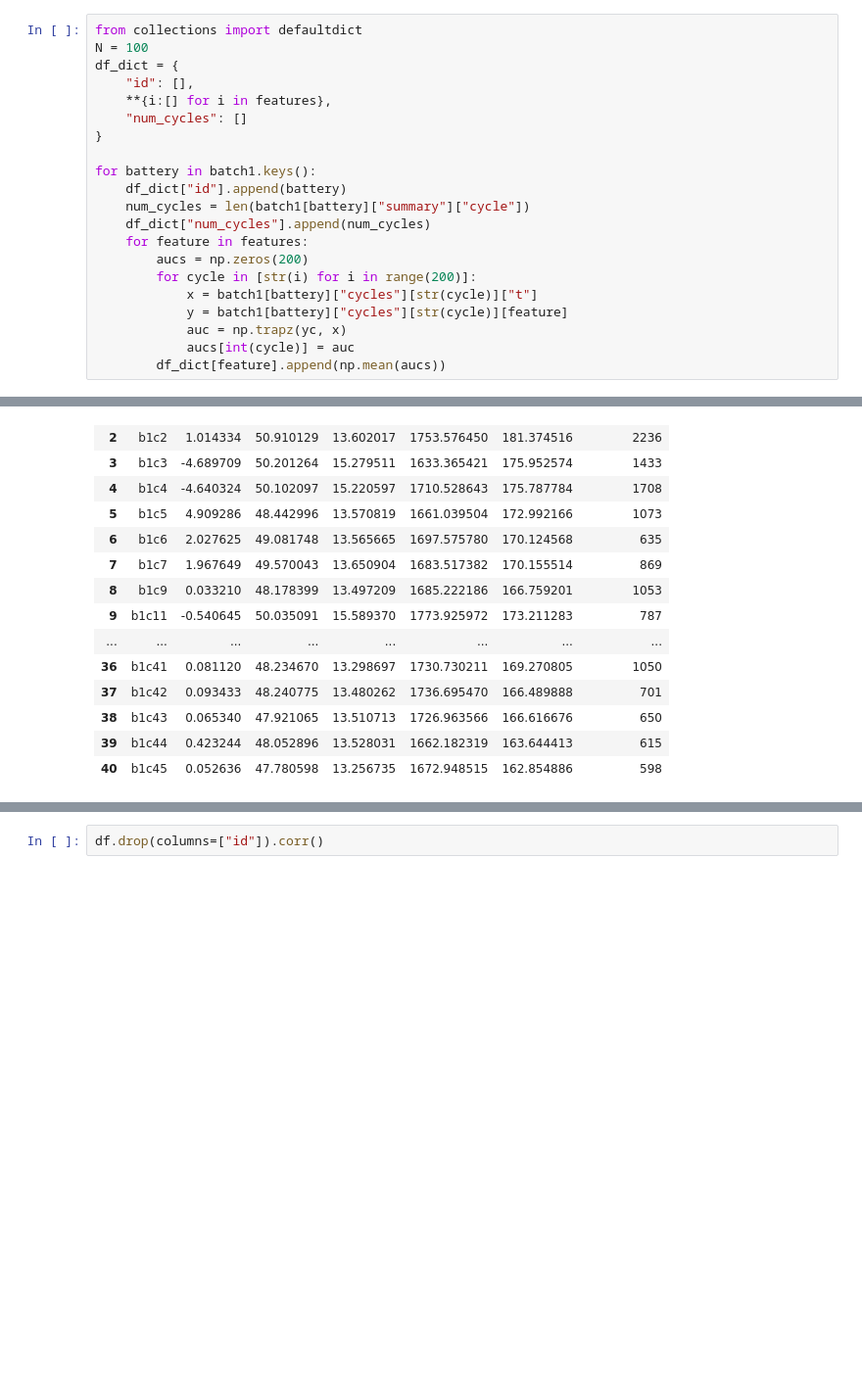
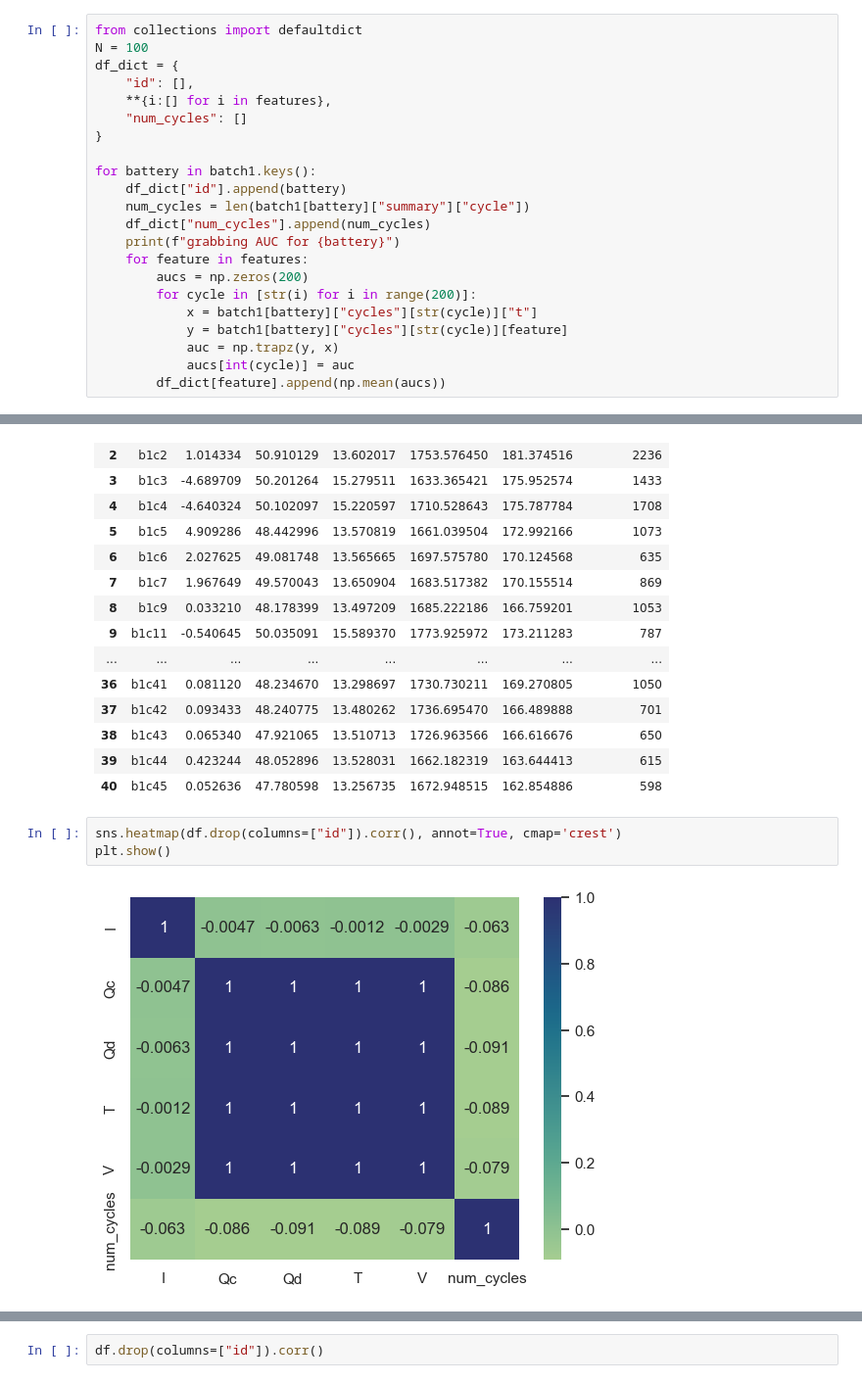
Before and after one commit to marif5/dd_battery_mdl, a Jupyter notebook: Load Data_update.ipynb, the cells around one changed output, grey strips where cells are left out. Shown at 98% size. Drawn from its saved outputs; the diff is of its cells as text; blank space fills up the shorter version.

```diff
--- a/Load Data_update.ipynb
+++ b/Load Data_update.ipynb
@@ -247,11 +247,12 @@ for battery in batch1.keys():
     df_dict["id"].append(battery)
     num_cycles = len(batch1[battery]["summary"]["cycle"])
     df_dict["num_cycles"].append(num_cycles)
+    print(f"grabbing AUC for {battery}")
     for feature in features:
         aucs = np.zeros(200)
         for cycle in [str(i) for i in range(200)]:
             x = batch1[battery]["cycles"][str(cycle)]["t"]
             y = batch1[battery]["cycles"][str(cycle)][feature]
-            auc = np.trapz(yc, x)
+            auc = np.trapz(y, x)
             aucs[int(cycle)] = auc
         df_dict[feature].append(np.mean(aucs))
@@ -276,3 +295,8 @@ df
 | 38 | b1c43 | 0.065340 | 47.921065 | 13.510713 | 1726.963566 | 166.616676 | 650 |
 | 39 | b1c44 | 0.423244 | 48.052896 | 13.528031 | 1662.182319 | 163.644413 | 615 |
 | 40 | b1c45 | 0.052636 | 47.780598 | 13.256735 | 1672.948515 | 162.854886 | 598 |
+# %%
+sns.heatmap(df.drop(columns=["id"]).corr(), annot=True, cmap='crest')
+plt.show()
+# %% [output]
+[figure, added]
```
Also changed, not shown: parts of 20 cells of this notebook.
